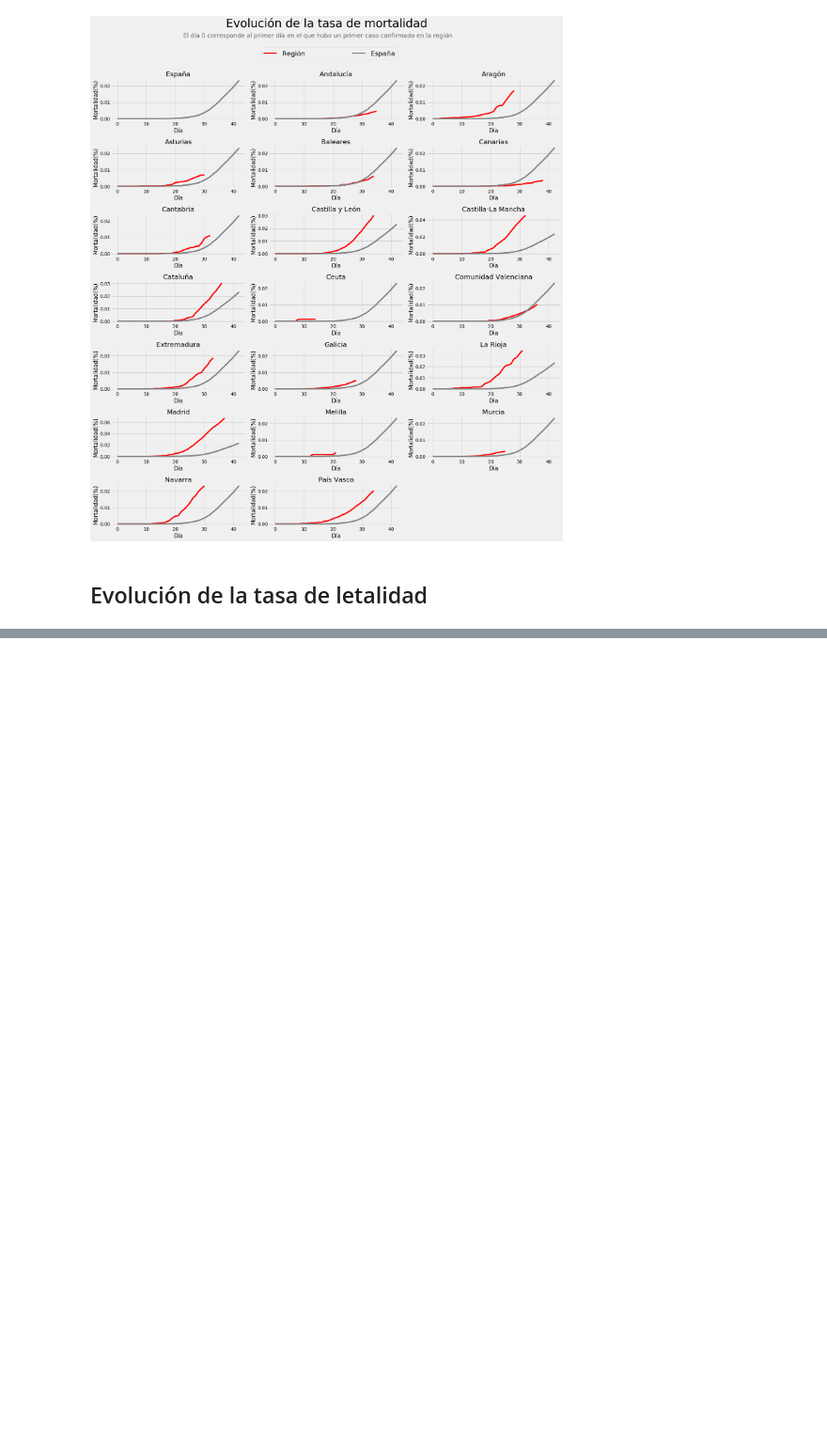
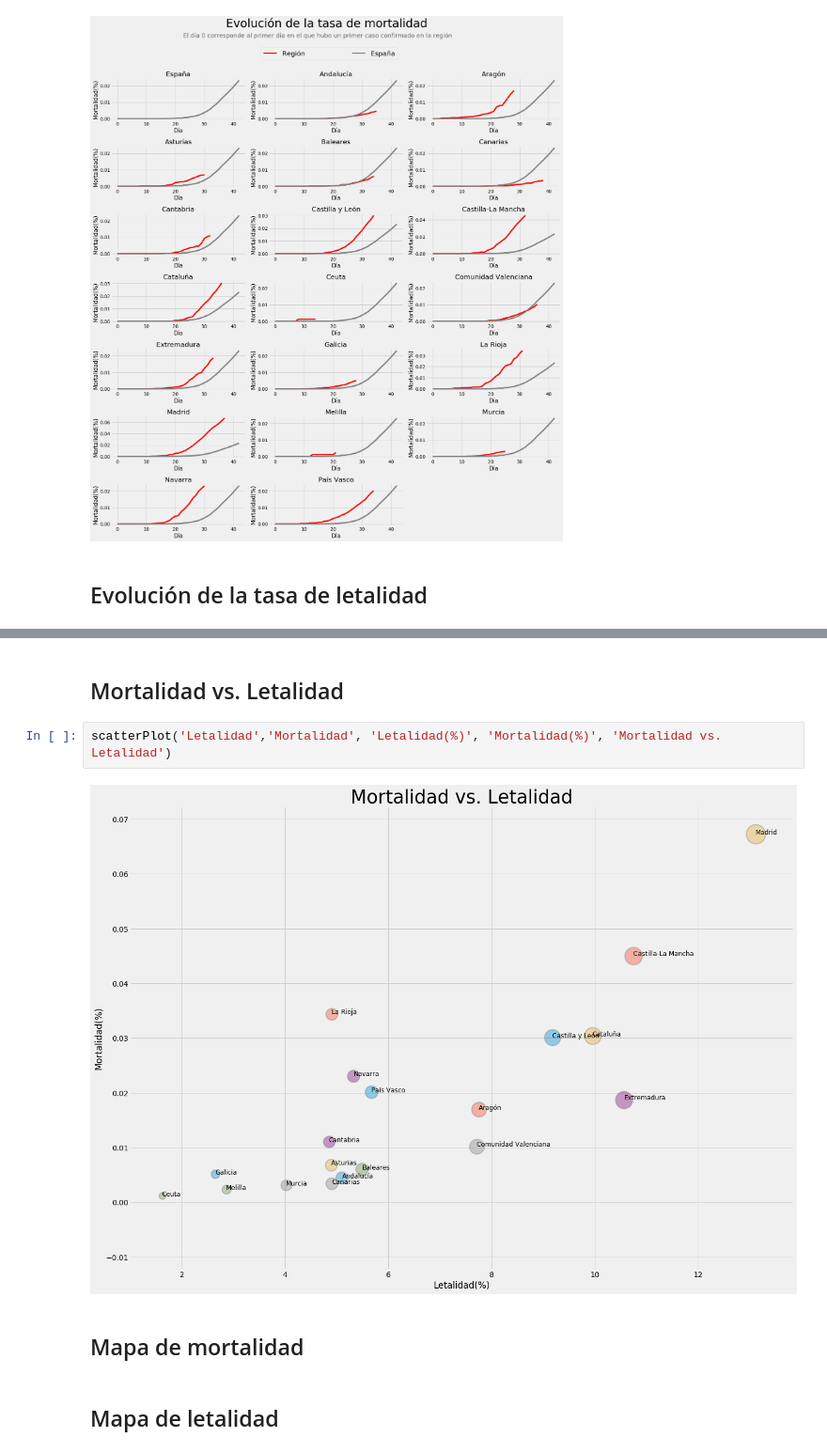
Before and after one commit to ddzumajo/covid19, a Jupyter notebook: regional-analysis/covid19-regional.ipynb, the cells around one changed output, grey strips where cells are left out. Shown at 94% size. Saved outputs shown, nothing was run; the diff lists cells and outputs as text; blank space fills up the shorter version.

```diff
--- a/regional-analysis/covid19-regional.ipynb
+++ b/regional-analysis/covid19-regional.ipynb
@@ -169,0 +200,10 @@ generateRegionsPlot('Letalidad', 'Evolución de la tasa de letalidad', 'Letalida
+# %% [markdown]
+## Mortalidad vs. Letalidad
+# %%
+scatterPlot('Letalidad','Mortalidad', 'Letalidad(%)', 'Mortalidad(%)', 'Mortalidad vs. Letalidad')
+# %% [output]
+[figure, added]
+# %% [markdown]
+## Mapa de mortalidad
+# %% [markdown]
+## Mapa de letalidad
```
Also changed, not shown: parts of 11 cells of this notebook.
